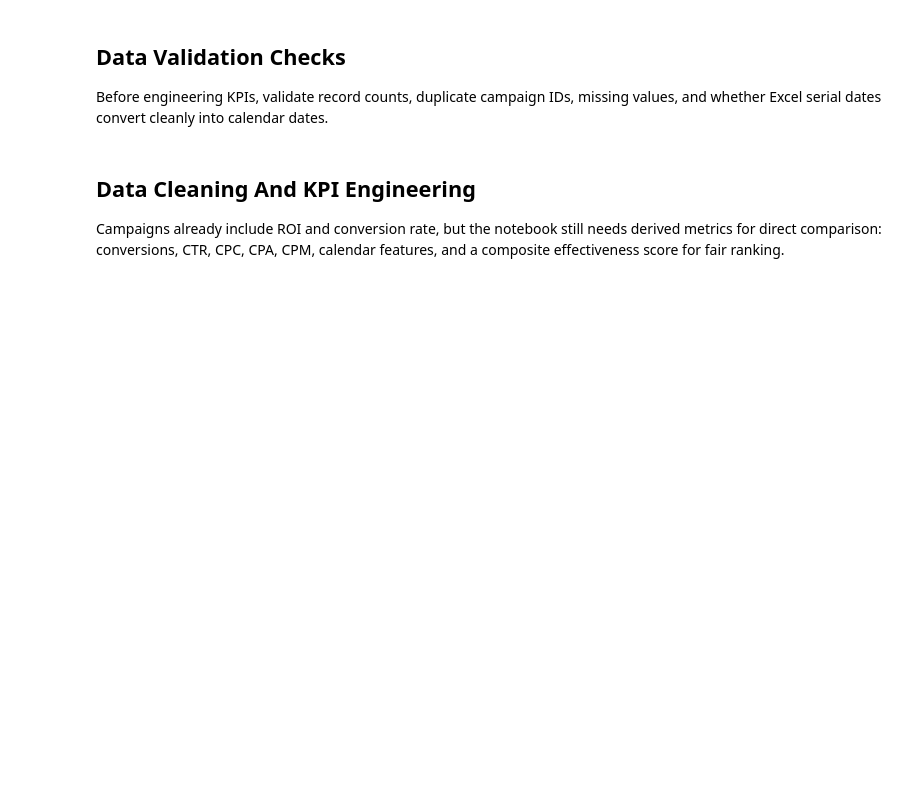
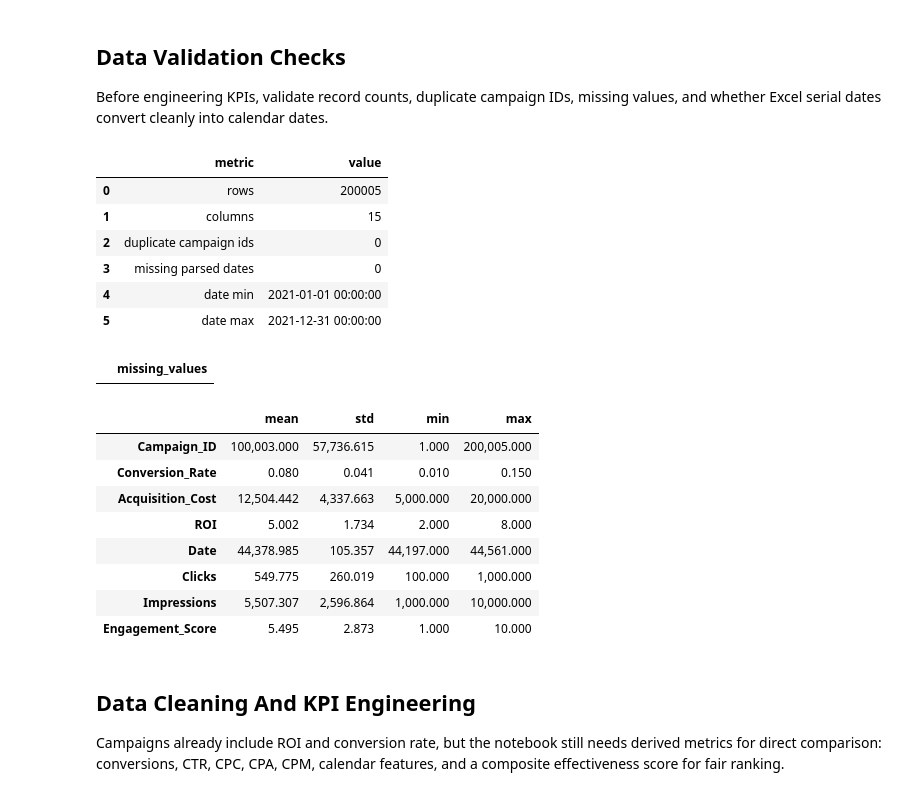
Before and after one commit to pypi-ahmad/Machine-Learning-Projects, a Jupyter notebook: Data Analysis/Campaign Performance Analysis/Campaign Performance Analysis.ipynb, the cells around one changed output. Cells and saved outputs as stored; diff of their text form; code cells hidden in the pictures; blank space fills up the shorter version.

```diff
--- a/Data Analysis/Campaign Performance Analysis/Campaign Performance Analysis.ipynb
+++ b/Data Analysis/Campaign Performance Analysis/Campaign Performance Analysis.ipynb
@@ -60,33 +77,51 @@ Before engineering KPIs, validate record counts, duplicate campaign IDs, missing
 # %%
 parsed_dates = pd.to_datetime(df_raw["Date"], unit="D", origin="1899-12-30", errors="coerce")
 
 validation_report = pd.DataFrame(
     {
         "metric": [
             "rows",
             "columns",
             "duplicate campaign ids",
             "missing parsed dates",
             "date min",
             "date max",
         ],
         "value": [
             len(df_raw),
             df_raw.shape[1],
             int(df_raw["Campaign_ID"].duplicated().sum()),
             int(parsed_dates.isna().sum()),
             parsed_dates.min(),
             parsed_dates.max(),
         ],
     }
 )
 
 missing_values = df_raw.isna().sum().rename("missing_values").to_frame()
-numeric_summary = df_raw.describe(numeric_only=True).T[["mean", "std", "min", "max"]]
+numeric_summary = df_raw.select_dtypes(include=[np.number]).describe().T[["mean", "std", "min", "max"]]
 
 display(validation_report)
 display(missing_values[missing_values["missing_values"] > 0].sort_values("missing_values", ascending=False))
 display(numeric_summary)
+# %% [output]
+|  | metric | value |
+| 0 | rows | 200005 |
+| 1 | columns | 15 |
+| 2 | duplicate campaign ids | 0 |
+| 3 | missing parsed dates | 0 |
+| 4 | date min | 2021-01-01 00:00:00 |
+| 5 | date max | 2021-12-31 00:00:00 |
+|  | missing_values |
+|  | mean | std | min | max |
+| Campaign_ID | 100,003.000 | 57,736.615 | 1.000 | 200,005.000 |
+| Conversion_Rate | 0.080 | 0.041 | 0.010 | 0.150 |
+| Acquisition_Cost | 12,504.442 | 4,337.663 | 5,000.000 | 20,000.000 |
+| ROI | 5.002 | 1.734 | 2.000 | 8.000 |
+| Date | 44,378.985 | 105.357 | 44,197.000 | 44,561.000 |
+| Clicks | 549.775 | 260.019 | 100.000 | 1,000.000 |
+| Impressions | 5,507.307 | 2,596.864 | 1,000.000 | 10,000.000 |
+| Engagement_Score | 5.495 | 2.873 | 1.000 | 10.000 |
 # %% [markdown]
 ## Data Cleaning And KPI Engineering
 
```
Also changed, not shown: parts of 11 cells of this notebook, 21 other files.
